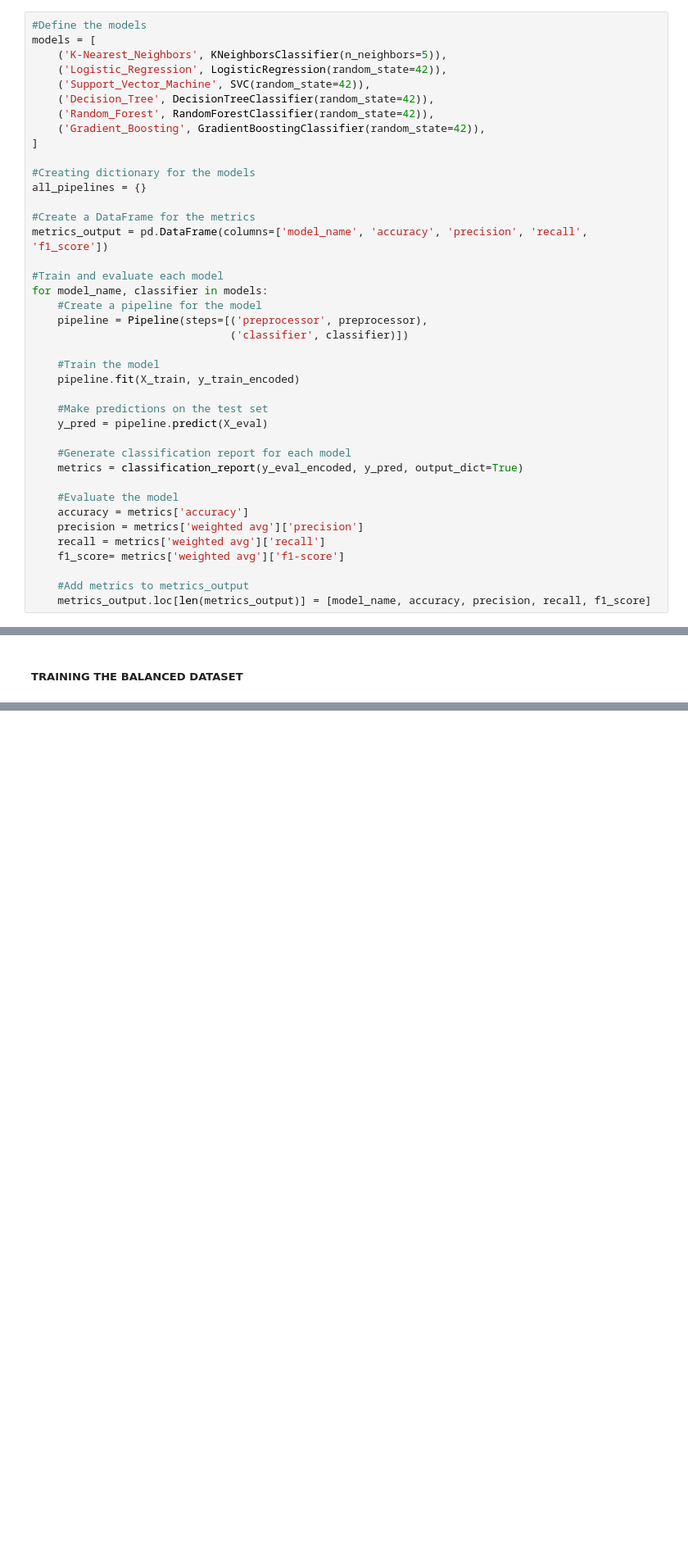
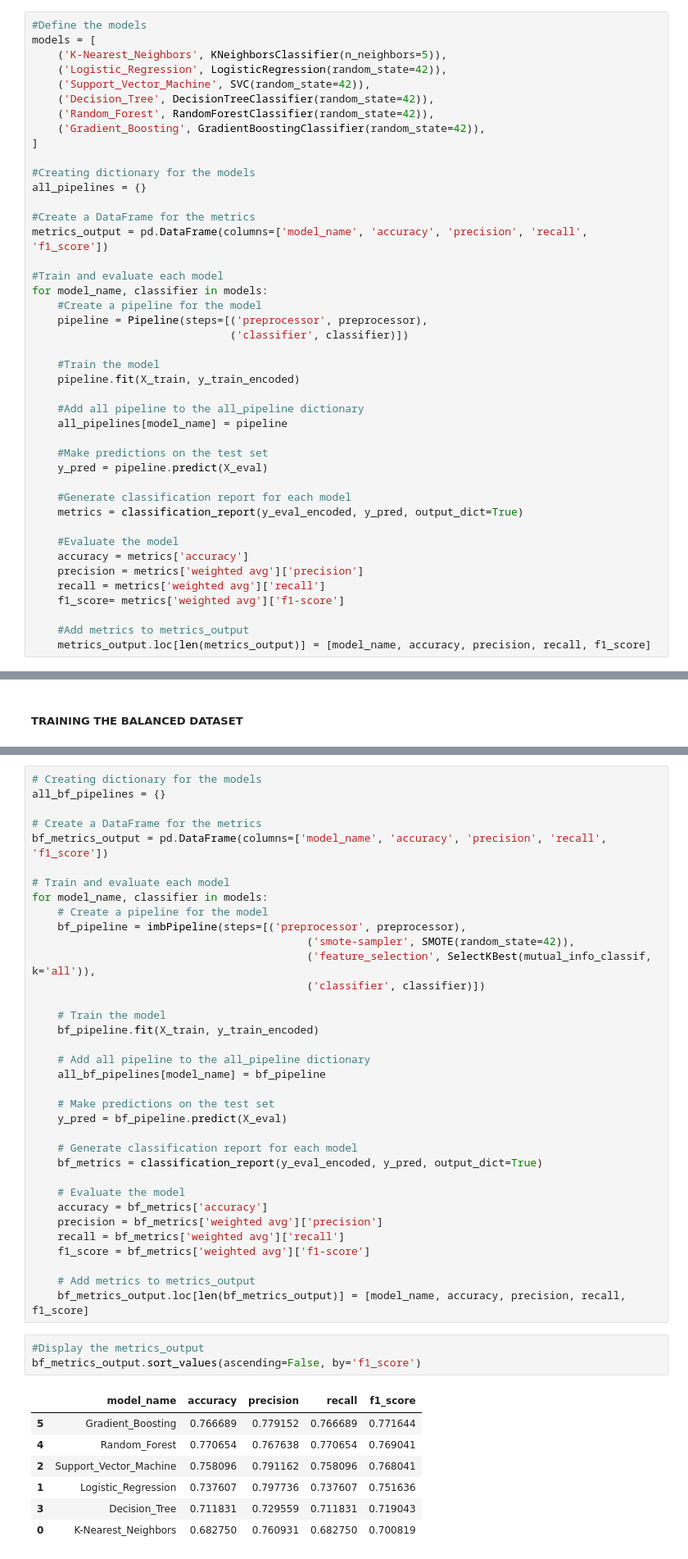
Before and after one commit to AndyMortey/A-Classification-Project-The-Customer-Churn-Analysis, a Jupyter notebook: notebook.ipynb, the cells around one changed output, grey strips where cells are left out. Shown at 82% size. Saved outputs shown, nothing was run; the diff lists cells and outputs as text; blank space fills up the shorter version.

```diff
--- a/notebook.ipynb
+++ b/notebook.ipynb
@@ -1115,6 +1129,9 @@ for model_name, classifier in models:
     #Train the model
     pipeline.fit(X_train, y_train_encoded)
 
+    #Add all pipeline to the all_pipeline dictionary
+    all_pipelines[model_name] = pipeline
+
     #Make predictions on the test set
     y_pred = pipeline.predict(X_eval)
 
@@ -1187,0 +1234,46 @@ for model_name, classifier in models:
+# %%
+# Creating dictionary for the models
+all_bf_pipelines = {}
+
+# Create a DataFrame for the metrics
+bf_metrics_output = pd.DataFrame(columns=['model_name', 'accuracy', 'precision', 'recall', 'f1_score'])
+
+# Train and evaluate each model
+for model_name, classifier in models:
+    # Create a pipeline for the model
+    bf_pipeline = imbPipeline(steps=[('preprocessor', preprocessor),
+                                           ('smote-sampler', SMOTE(random_state=42)),
+                                           ('feature_selection', SelectKBest(mutual_info_classif, k='all')),
+                                           ('classifier', classifier)])
+
+    # Train the model
+    bf_pipeline.fit(X_train, y_train_encoded)
+
+    # Add all pipeline to the all_pipeline dictionary
+    all_bf_pipelines[model_name] = bf_pipeline
+
+    # Make predictions on the test set
+    y_pred = bf_pipeline.predict(X_eval)
+
+    # Generate classification report for each model
+    bf_metrics = classification_report(y_eval_encoded, y_pred, output_dict=True)
+
+    # Evaluate the model
+    accuracy = bf_metrics['accuracy']
+    precision = bf_metrics['weighted avg']['precision']
+    recall = bf_metrics['weighted avg']['recall']
+    f1_score = bf_metrics['weighted avg']['f1-score']
+
+    # Add metrics to metrics_output
+    bf_metrics_output.loc[len(bf_metrics_output)] = [model_name, accuracy, precision, recall, f1_score]
+# %%
+#Display the metrics_output
+bf_metrics_output.sort_values(ascending=False, by='f1_score')
+# %% [output]
+|  | model_name | accuracy | precision | recall | f1_score |
+| 5 | Gradient_Boosting | 0.766689 | 0.779152 | 0.766689 | 0.771644 |
+| 4 | Random_Forest | 0.770654 | 0.767638 | 0.770654 | 0.769041 |
+| 2 | Support_Vector_Machine | 0.758096 | 0.791162 | 0.758096 | 0.768041 |
+| 1 | Logistic_Regression | 0.737607 | 0.797736 | 0.737607 | 0.751636 |
+| 3 | Decision_Tree | 0.711831 | 0.729559 | 0.711831 | 0.719043 |
+| 0 | K-Nearest_Neighbors | 0.682750 | 0.760931 | 0.682750 | 0.700819 |
```
Also changed, not shown: parts of 7 cells of this notebook.
